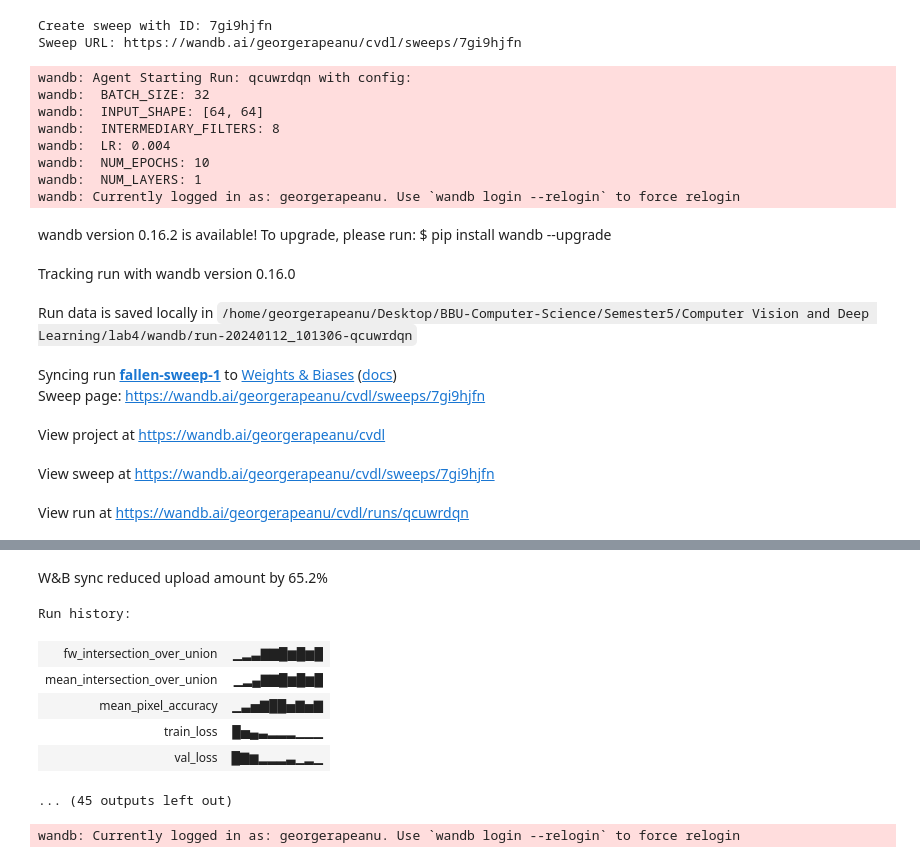
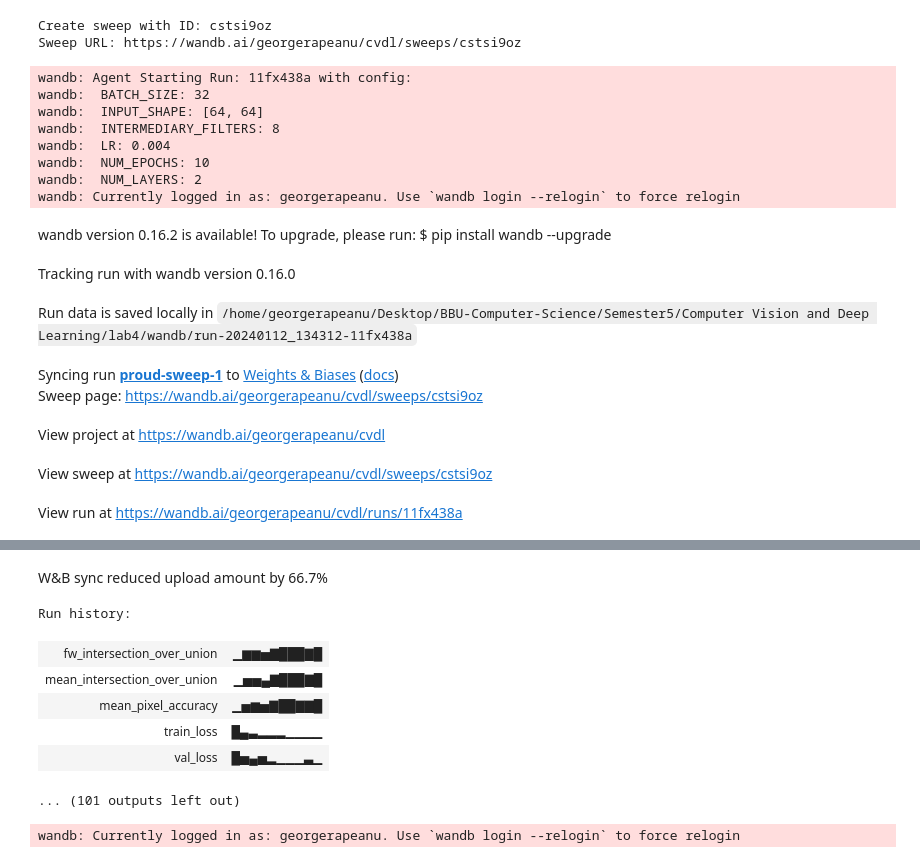
Before and after one commit to georgerapeanu/BBU-Computer-Science, a Jupyter notebook: Semester5/Computer Vision and Deep Learning/lab4/main.ipynb, the cells around one changed output, grey strips where cells are left out. Cells and saved outputs as stored; diff of their text form; code cells hidden in the pictures.

```diff
--- a/Semester5/Computer Vision and Deep Learning/lab4/main.ipynb
+++ b/Semester5/Computer Vision and Deep Learning/lab4/main.ipynb
@@ -27,7 +27,7 @@ sweep_config['metric'] = metric
 
 parameters_dict = {
     'NUM_EPOCHS': {
-        'values': [10, 20]
+        'values': [10]
     },
      'BATCH_SIZE': {
          'values': [32, 48, 64, 80, 96]
@@ -36,13 +36,13 @@ parameters_dict = {
         'values': [(64, 64)]
     },
     'NUM_LAYERS': {
-        'values': [1, 2]
+        'values': [2]
     },
     'LR': {
-        'values': [0.004, 0.008, 0.01, 0.018, 0.026, 0.034, 0.038]
+        'values': [0.004, 0.008, 0.01]
       },
     'INTERMEDIARY_FILTERS': {
-        'values': [8, 16, 32]
+        'values': [8]
     }
 }
 
@@ -79,28 +79,28 @@ sweep_config['parameters'] = parameters_dict
 # %%
 sweep_id = wandb.sweep(sweep_config, project="cvdl")
 # %% [output]
-Create sweep with ID: 7gi9hjfn
-Sweep URL: https://wandb.ai/georgerapeanu/cvdl/sweeps/7gi9hjfn
+Create sweep with ID: cstsi9oz
+Sweep URL: https://wandb.ai/georgerapeanu/cvdl/sweeps/cstsi9oz
 # %%
 def run_wandb():
     with wandb.init():
         train(None, wandb.config)
 # %%
-wandb.agent(sweep_id, run_wandb, project="cvdl")
+wandb.agent(sweep_id, run_wandb, project="cvdl")RuntimeError: Can't redefine method: forward on class: __torch__.model.___torch_mangle_35.UNet (of Python compilation unit at: 0x5638a008b5a0)
 # %% [output]
-wandb: Agent Starting Run: qcuwrdqn with config:
+wandb: Agent Starting Run: 11fx438a with config:
 wandb:  BATCH_SIZE: 32
 wandb:  INPUT_SHAPE: [64, 64]
 wandb:  INTERMEDIARY_FILTERS: 8
 wandb:  LR: 0.004
 wandb:  NUM_EPOCHS: 10
-wandb:  NUM_LAYERS: 1
+wandb:  NUM_LAYERS: 2
 wandb: Currently logged in as: georgerapeanu. Use `wandb login --relogin` to force relogin
 wandb version 0.16.2 is available! To upgrade, please run: $ pip install wandb --upgrade
 Tracking run with wandb version 0.16.0
-Run data is saved locally in /home/georgerapeanu/Desktop/BBU-Computer-Science/Semester5/Computer Vision and Deep Learning/lab4/wandb/run-20240112_101306-qcuwrdqn
+Run data is saved locally in /home/georgerapeanu/Desktop/BBU-Computer-Science/Semester5/Computer Vision and Deep Learning/lab4/wandb/run-20240112_134312-11fx438a
-Syncing run fallen-sweep-1 to Weights & Biases (docs)
-Sweep page: https://wandb.ai/georgerapeanu/cvdl/sweeps/7gi9hjfn
+Syncing run proud-sweep-1 to Weights & Biases (docs)
+Sweep page: https://wandb.ai/georgerapeanu/cvdl/sweeps/cstsi9oz
 View project at https://wandb.ai/georgerapeanu/cvdl
-View sweep at https://wandb.ai/georgerapeanu/cvdl/sweeps/7gi9hjfn
+View sweep at https://wandb.ai/georgerapeanu/cvdl/sweeps/cstsi9oz
-View run at https://wandb.ai/georgerapeanu/cvdl/runs/qcuwrdqn
+View run at https://wandb.ai/georgerapeanu/cvdl/runs/11fx438a
@@ -117,11 +117,11 @@ Epoch [10/10], Train Loss: 0.3339, Validation Loss: 0.3633
-W&B sync reduced upload amount by 65.2%
+W&B sync reduced upload amount by 66.7%
 Run history:
-| fw_intersection_over_union | ▁▂▃▇▇█▆█▆█ |
-| mean_intersection_over_union | ▁▂▄▇▇█▆█▆█ |
-| mean_pixel_accuracy | ▁▃▅▇██▅▇▅▇ |
-| train_loss | █▅▄▃▂▂▂▁▁▁ |
-| val_loss | █▇▆▂▂▂▃▁▂▁ |
+| fw_intersection_over_union | ▁▆▆▅▇███▇█ |
+| mean_intersection_over_union | ▁▅▅▄▇███▇█ |
+| mean_pixel_accuracy | ▁▅▆▅▇██▇▇█ |
+| train_loss | █▄▃▂▂▂▁▁▁▁ |
+| val_loss | █▅▄▅▂▁▁▁▃▁ |
-... (45 outputs left out)
+... (101 outputs left out)
 # %%
 wandb.init(
     # set the wandb project where this run will be logged
```
Also changed, not shown: parts of 5 cells of this notebook, 5 other files.
